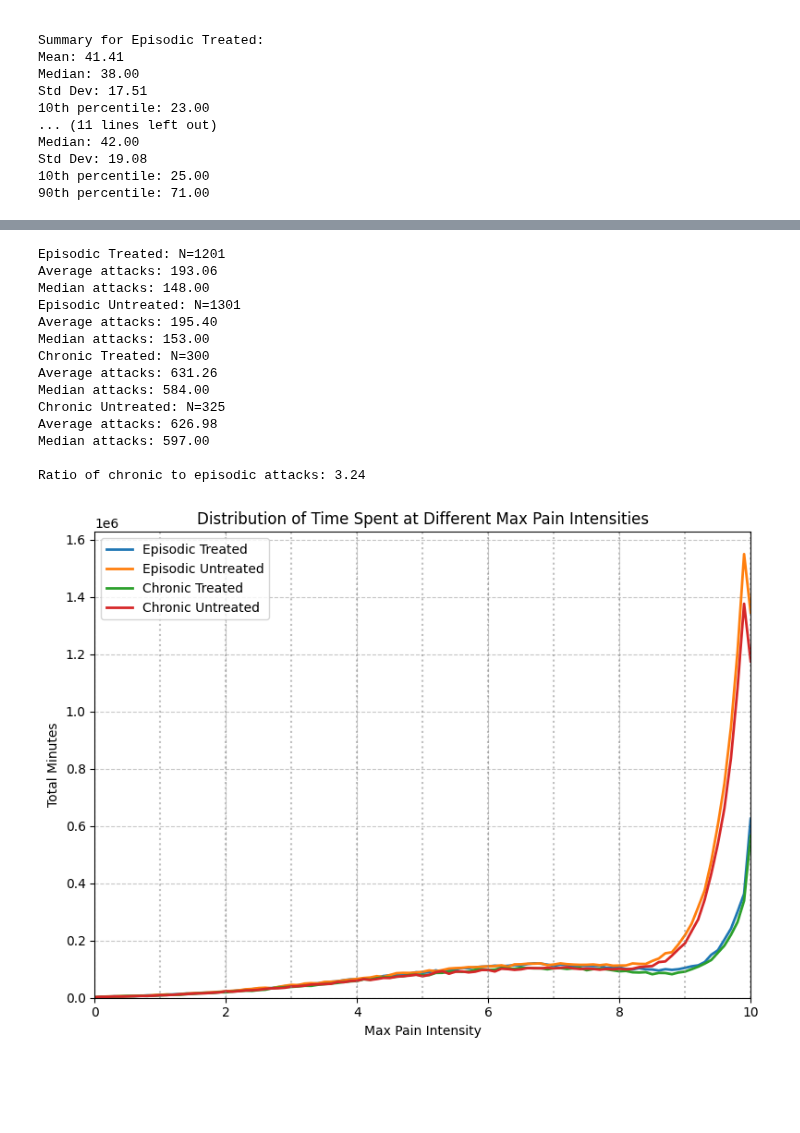
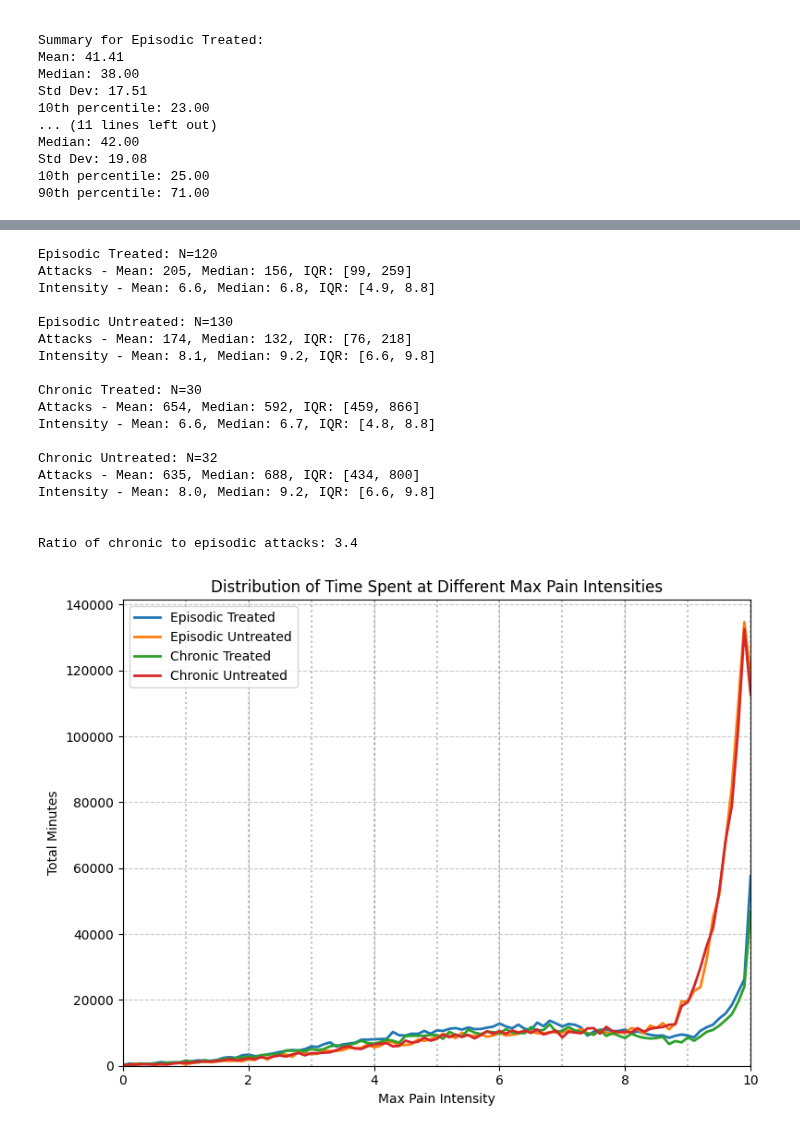
Before and after one commit to aph-research/cluster-headaches, a Jupyter notebook: Cluster headache full model.ipynb, the cells around one changed output, grey strips where cells are left out. Cells and saved outputs as stored; diff of their text form; code cells hidden in the pictures; blank space fills up the shorter version.

Commit message:
Added more statistics.

```diff
--- a/Cluster headache full model.ipynb
+++ b/Cluster headache full model.ipynb
@@ -529,7 +529,7 @@ def generate_max_pain_intensity(is_treated, size):
 
     if is_treated:
         # For treated patients:
-        choices = np.random.choice(3, size=size, p=[0.30, 0.60, 0.10])
+        choices = np.random.choice(3, size=size, p=[0.40, 0.50, 0.10])
     else:
         # For untreated patients:
         choices = np.random.choice(3, size=size, p=[0.20, 0.35, 0.45])
@@ -668,5 +668,5 @@ class Patient:
 # %%
-fraction_of_patients_to_simulate = .001
+fraction_of_patients_to_simulate = .0001
 n_episodic_treated = int(ch_groups['Episodic Treated'] * fraction_of_patients_to_simulate)
 n_episodic_untreated = int(ch_groups['Episodic Untreated'] * fraction_of_patients_to_simulate)
 n_chronic_treated = int(ch_groups['Chronic Treated'] * fraction_of_patients_to_simulate)
@@ -697,6 +697,7 @@ def calculate_group_data(population, groups_simulated):
         group_patients = [p for p in population if condition(p)]
         total_intensity_minutes = {}
         group_total_attacks = []
+        group_intensities = []
 
         for patient in group_patients:
             total_attacks = patient.generate_year_of_attacks()
@@ -705,14 +706,20 @@ def calculate_group_data(population, groups_simulated):
             patient_intensity_minutes = patient.calculate_intensity_minutes()
             for intensity, minutes in patient_intensity_minutes.items():
                 total_intensity_minutes[intensity] = total_intensity_minutes.get(intensity, 0) + minutes
+                group_intensities.extend([intensity] * int(minutes))
 
         intensity_minutes_average = [total_intensity_minutes.get(round(i, 1), 0) / n_patients for i in intensities]
         intensity_minutes_total = [total_intensity_minutes.get(round(i, 1), 0) for i in intensities]
         group_data.append((group_name, intensity_minutes_average, intensity_minutes_total, n_patients))
 
+        # Calculate statistics
+        attack_stats = np.percentile(group_total_attacks, [25, 50, 75])
+        intensity_stats = np.percentile(group_intensities, [25, 50, 75])
+
         print(f"{group_name}: N={n_patients}")
-        print(f"Average attacks: {np.mean(group_total_attacks):.2f}")
-        print(f"Median attacks: {np.median(group_total_attacks):.2f}")
+        print(f"Attacks - Mean: {np.mean(group_total_attacks):.0f}, Median: {attack_stats[1]:.0f}, IQR: [{attack_stats[0]:.0f}, {attack_stats[2]:.0f}]")
+        print(f"Intensity - Mean: {np.mean(group_intensities):.1f}, Median: {intensity_stats[1]:.1f}, IQR: [{intensity_stats[0]:.1f}, {intensity_stats[2]:.1f}]")
+        print()
 
         if 'Chronic' in group_name:
             chronic_attacks.extend(group_total_attacks)
@@ -721,7 +728,7 @@ def calculate_group_data(population, groups_simulated):
 
     if chronic_attacks and episodic_attacks:
         ratio = np.mean(chronic_attacks) / np.mean(episodic_attacks)
-        print(f"\nRatio of chronic to episodic attacks: {ratio:.2f}")
+        print(f"\nRatio of chronic to episodic attacks: {ratio:.1f}")
     else:
         print("\nUnable to calculate ratio due to missing data.")
 
@@ -738,44 +745,48 @@ def plot_data(intensities, group_data, y_label, title):
     plt.legend()
     plt.grid(True, linestyle='--', alpha=0.7)
     plt.xlim(0, 10)
     plt.ylim(bottom=0)
 
     for i in range(1, 11):
         plt.axvline(x=i, color='gray', linestyle=':', alpha=0.5)
 
     plt.tight_layout()
     plt.show()
 
 groups_simulated = [
     ("Episodic Treated", lambda p: not p.is_chronic and p.is_treated, n_episodic_treated),
     ("Episodic Untreated", lambda p: not p.is_chronic and not p.is_treated, n_episodic_untreated),
     ("Chronic Treated", lambda p: p.is_chronic and p.is_treated, n_chronic_treated),
     ("Chronic Untreated", lambda p: p.is_chronic and not p.is_treated, n_chronic_untreated)
 ]
 
 # Calculate group data and print results
 intensities, group_data = calculate_group_data(population, groups_simulated)
 
 # Plot total minutes
 plot_data(intensities, [(name, total, _, _) for name, _, total, _ in group_data],
           'Total Minutes', 'Distribution of Time Spent at Different Max Pain Intensities')
 
 # Plot average minutes
 plot_data(intensities, [(name, avg, _, _) for name, avg, _, _ in group_data],
           'Average Minutes', 'Distribution of Time Spent at Different Max Pain Intensities')
 # %% [output]
-Episodic Treated: N=1201
-Average attacks: 193.06
-Median attacks: 148.00
-Episodic Untreated: N=1301
-Average attacks: 195.40
-Median attacks: 153.00
-Chronic Treated: N=300
-Average attacks: 631.26
-Median attacks: 584.00
-Chronic Untreated: N=325
-Average attacks: 626.98
-Median attacks: 597.00
+Episodic Treated: N=120
+Attacks - Mean: 205, Median: 156, IQR: [99, 259]
+Intensity - Mean: 6.6, Median: 6.8, IQR: [4.9, 8.8]
 
-Ratio of chronic to episodic attacks: 3.24
+Episodic Untreated: N=130
+Attacks - Mean: 174, Median: 132, IQR: [76, 218]
+Intensity - Mean: 8.1, Median: 9.2, IQR: [6.6, 9.8]
+
+Chronic Treated: N=30
+Attacks - Mean: 654, Median: 592, IQR: [459, 866]
+Intensity - Mean: 6.6, Median: 6.7, IQR: [4.8, 8.8]
+
+Chronic Untreated: N=32
+Attacks - Mean: 635, Median: 688, IQR: [434, 800]
+Intensity - Mean: 8.0, Median: 9.2, IQR: [6.6, 9.8]
+
+
+Ratio of chronic to episodic attacks: 3.4
-[figure, old version]
+[figure, new version]
```
Also changed, not shown: parts of 6 cells of this notebook.
